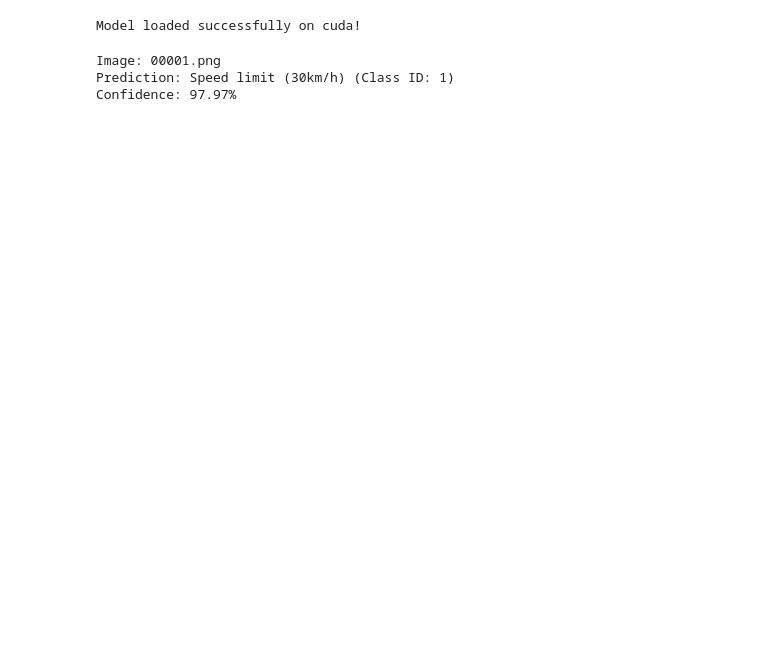
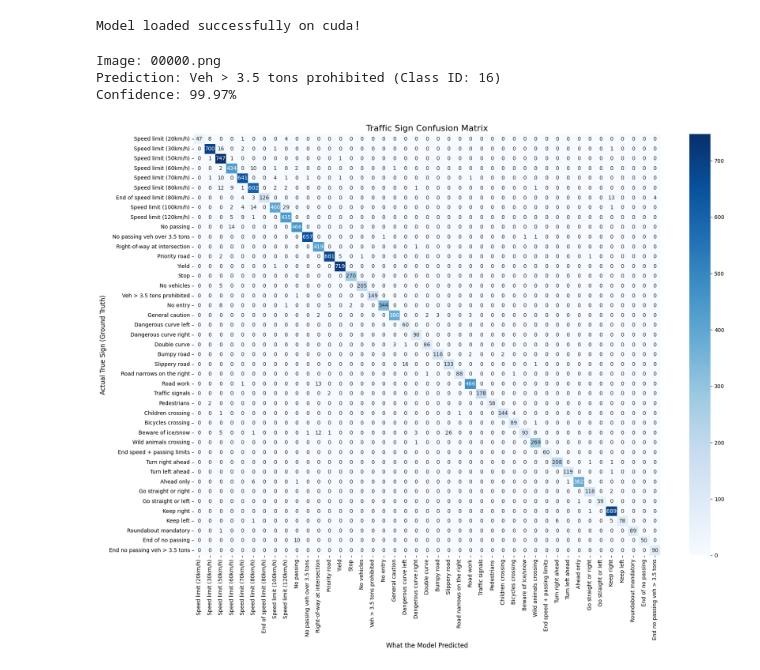
Before and after one commit to Katameqqe/GTSRB-cnn, a Jupyter notebook: test.ipynb, the cells around one changed output. Drawn from its saved outputs; the diff is of its cells as text; code cells hidden in the pictures; blank space fills up the shorter version.

Commit message:
confusion matrix

```diff
--- a/test.ipynb
+++ b/test.ipynb
@@ -32,22 +40,37 @@ class TrafficSignCNN(nn.Module):
     def __init__(self, num_classes=43):
         super(TrafficSignCNN, self).__init__()
         self.features = nn.Sequential(
-            nn.Conv2d(3, 32, kernel_size=3, padding=1),
+            # Conv Layer 1
+            nn.Conv2d(3, 64, kernel_size=3, padding=1),
+            nn.BatchNorm2d(64),
             nn.ReLU(),
             nn.MaxPool2d(2, 2),
-            nn.Conv2d(32, 64, kernel_size=3, padding=1),
+
+            # Conv Layer 2
+            nn.Conv2d(64, 128, kernel_size=3, padding=1),
+            nn.BatchNorm2d(128),
             nn.ReLU(),
             nn.MaxPool2d(2, 2),
-            nn.Conv2d(64, 64, kernel_size=3, padding=1),
+
+            # Conv Layer 3
+            nn.Conv2d(128, 256, kernel_size=3, padding=1),
+            nn.BatchNorm2d(256),
             nn.ReLU(),
-            nn.AdaptiveAvgPool2d((1, 1))
+            nn.MaxPool2d(2, 2)
         )
+        # If input is 32x32:
+        # After Pool 1: 16x16
+        # After Pool 2: 8x8
+        # After Pool 3: 4x4
+        # Flattened: 256 channels * 4 * 4 = 4096
+
         self.classifier = nn.Sequential(
             nn.Flatten(),
-            nn.Linear(64, 128),
+            nn.Linear(256 * 4 * 4, 512),
+            nn.BatchNorm1d(512),
             nn.ReLU(),
             nn.Dropout(0.5),
-            nn.Linear(128, num_classes)
+            nn.Linear(512, num_classes)
         )
 
     def forward(self, x):
@@ -108,9 +131,9 @@ def predict_image(image_path):
 # 6. Test it out!
 # ---------------------------------------------------------
 # Point this to any image inside your Kaggle 'Test' folder or an image from Google
-my_test_image = 'data/Test/00001.png'
+my_test_image = 'data/Test/00000.png'
 predict_image(my_test_image)
 # %% [output]
-Image: 00001.png
-Prediction: Speed limit (30km/h) (Class ID: 1)
-Confidence: 97.97%
+Image: 00000.png
+Prediction: Veh > 3.5 tons prohibited (Class ID: 16)
+Confidence: 99.97%
@@ -116,0 +191,17 @@ Confidence: 97.97%
+# %%
+test_transforms = transforms.Compose([
+    transforms.Resize((32, 32)),
+    transforms.ToTensor(),
+])
+
+test_dataset = ImageFolder(root='data/Test_Structured', transform=test_transforms)
+test_loader = DataLoader(dataset=test_dataset, batch_size=32, shuffle=False)
+# %%
+# Set your device
+device = torch.device('cuda' if torch.cuda.is_available() else 'cpu')
+model = model.to(device)
+
+# Run the confusion matrix!
+plot_confusion_matrix(model, test_loader, device, num_classes=43)
+# %% [output]
+[figure, added]
```
Also changed, not shown: parts of 2 cells of this notebook, 1 other file.
